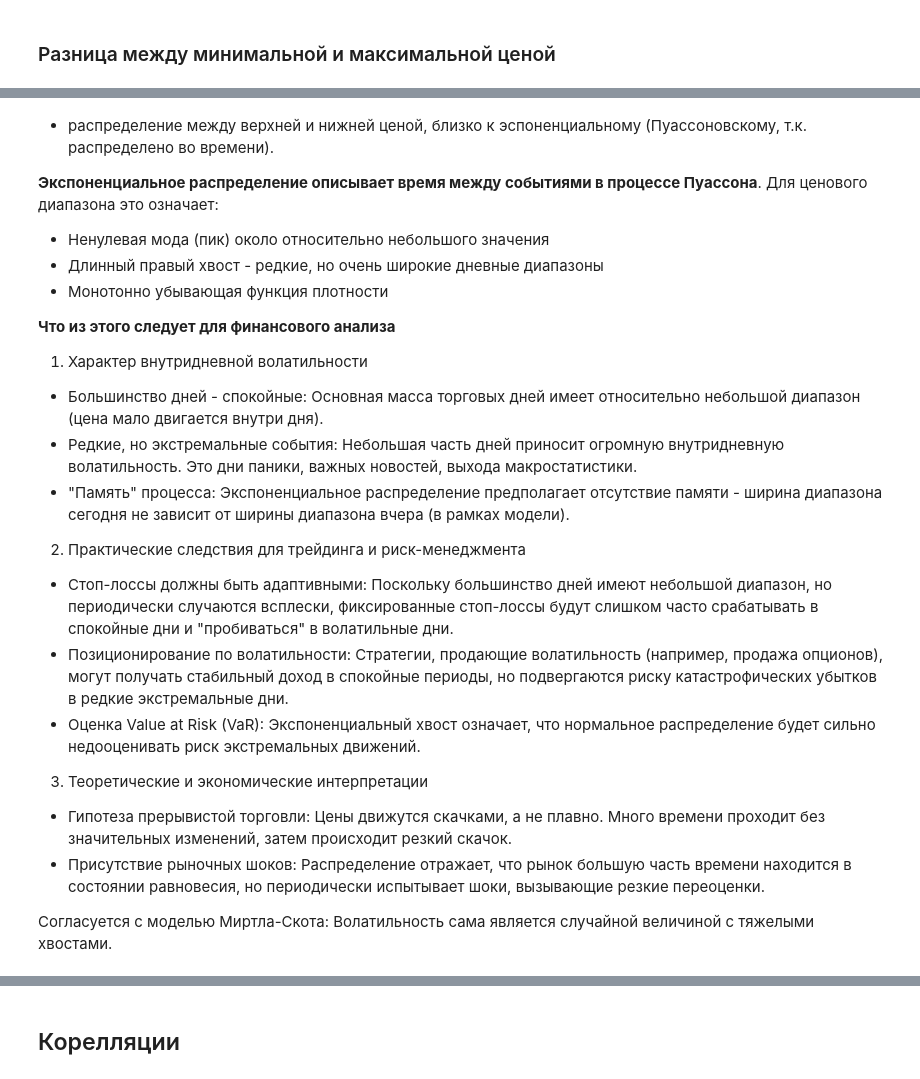
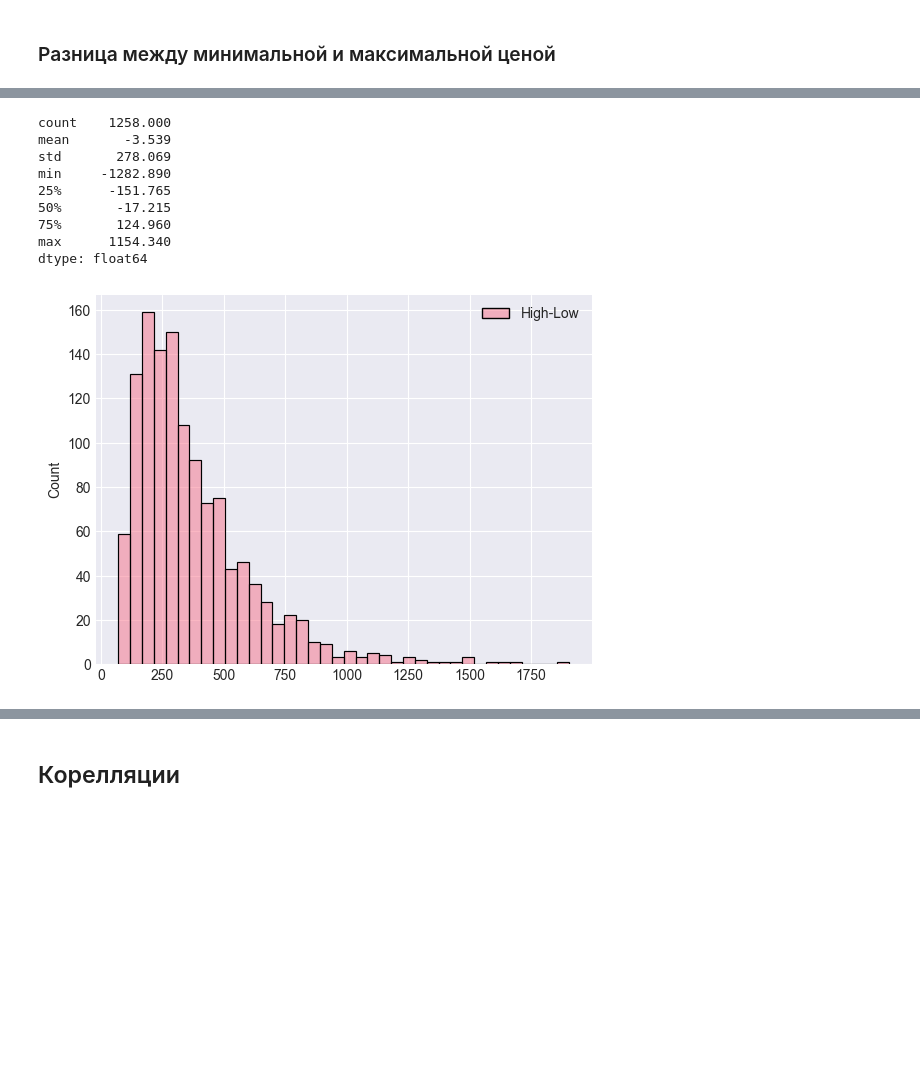
Before and after one commit to egortens1a/woohoo-stocks, a Jupyter notebook: notebooks/01_EDA.ipynb, the cells around one changed output, grey strips where cells are left out. Cells and saved outputs as stored; diff of their text form; code cells hidden in the pictures; blank space fills up the shorter version.

```diff
--- a/notebooks/01_EDA.ipynb
+++ b/notebooks/01_EDA.ipynb
@@ -459,25 +415,14 @@ dtype: float64
-# %% [markdown]
-- распределение между верхней и нижней ценой, близко к эспоненциальному (Пуассоновскому, т.к. распределено во времени).
-
-**Экспоненциальное распределение описывает время между событиями в процессе Пуассона**. Для ценового диапазона это означает:
-- Ненулевая мода (пик) около относительно небольшого значения
-- Длинный правый хвост - редкие, но очень широкие дневные диапазоны
-- Монотонно убывающая функция плотности
-
-**Что из этого следует для финансового анализа**
-
-1. Характер внутридневной волатильности
-- Большинство дней - спокойные: Основная масса торговых дней имеет относительно небольшой диапазон (цена мало двигается внутри дня).
-- Редкие, но экстремальные события: Небольшая часть дней приносит огромную внутридневную волатильность. Это дни паники, важных новостей, выхода макростатистики.
-- "Память" процесса: Экспоненциальное распределение предполагает отсутствие памяти - ширина диапазона сегодня не зависит от ширины диапазона вчера (в рамках модели).
-
-2. Практические следствия для трейдинга и риск-менеджмента
-- Стоп-лоссы должны быть адаптивными: Поскольку большинство дней имеют небольшой диапазон, но периодически случаются всплески, фиксированные стоп-лоссы будут слишком часто срабатывать в спокойные дни и "пробиваться" в волатильные дни.
-- Позиционирование по волатильности: Стратегии, продающие волатильность (например, продажа опционов), могут получать стабильный доход в спокойные периоды, но подвергаются риску катастрофических убытков в редкие экстремальные дни.
-- Оценка Value at Risk (VaR): Экспоненциальный хвост означает, что нормальное распределение будет сильно недооценивать риск экстремальных движений.
-
-3. Теоретические и экономические интерпретации
-- Гипотеза прерывистой торговли: Цены движутся скачками, а не плавно. Много времени проходит без значительных изменений, затем происходит резкий скачок.
-- Присутствие рыночных шоков: Распределение отражает, что рынок большую часть времени находится в состоянии равновесия, но периодически испытывает шоки, вызывающие резкие переоценки.
-
-Согласуется с моделью Миртла-Скота: Волатильность сама является случайной величиной с тяжелыми хвостами.
+# %%
+sns.histplot({"High-Low": diff_High_Low})
+display(diff_Open_Close.describe())
+# %% [output]
+count    1258.000
+mean       -3.539
+std       278.069
+min     -1282.890
+25%      -151.765
+50%       -17.215
+75%       124.960
+max      1154.340
+dtype: float64
+[figure, added]
```
Also changed, not shown: parts of 6 cells of this notebook.
